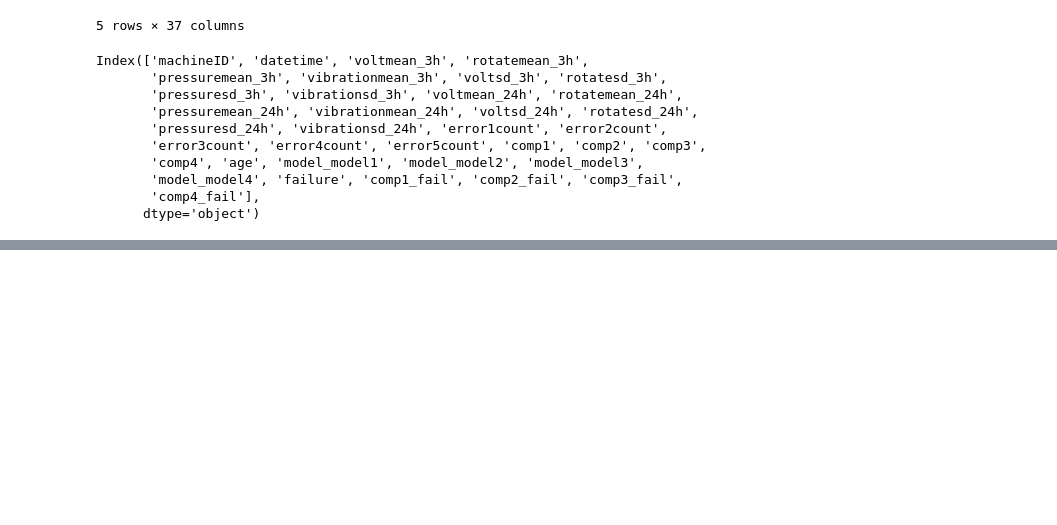
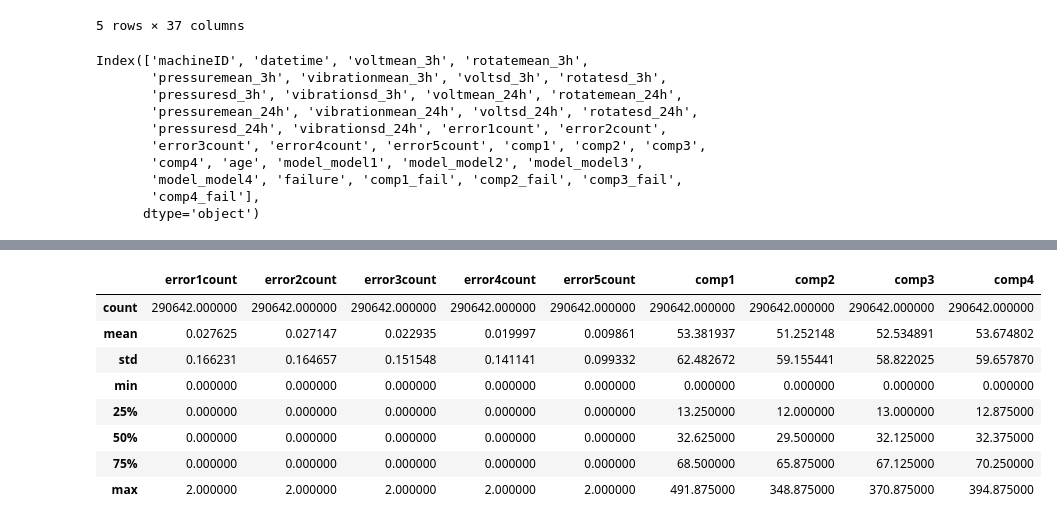
Before and after one commit to gpanagioto/-mbml-predictive-maintenance, a Jupyter notebook: milestone.ipynb, the cells around one changed output, grey strips where cells are left out. Saved outputs shown, nothing was run; the diff lists cells and outputs as text; code cells hidden in the pictures; blank space fills up the shorter version.

```diff
--- a/milestone.ipynb
+++ b/milestone.ipynb
@@ -356,0 +382,12 @@ Index(['machineID', 'datetime', 'voltmean_3h', 'rotatemean_3h',
+# %%
+labeled_features.loc[:,'error1count':'comp4'].describe()
+# %% [output]
+|  | error1count | error2count | error3count | error4count | error5count | comp1 | comp2 | comp3 | comp4 |
+| count | 290642.000000 | 290642.000000 | 290642.000000 | 290642.000000 | 290642.000000 | 290642.000000 | 290642.000000 | 290642.000000 | 290642.000000 |
+| mean | 0.027625 | 0.027147 | 0.022935 | 0.019997 | 0.009861 | 53.381937 | 51.252148 | 52.534891 | 53.674802 |
+| std | 0.166231 | 0.164657 | 0.151548 | 0.141141 | 0.099332 | 62.482672 | 59.155441 | 58.822025 | 59.657870 |
+| min | 0.000000 | 0.000000 | 0.000000 | 0.000000 | 0.000000 | 0.000000 | 0.000000 | 0.000000 | 0.000000 |
+| 25% | 0.000000 | 0.000000 | 0.000000 | 0.000000 | 0.000000 | 13.250000 | 12.000000 | 13.000000 | 12.875000 |
+| 50% | 0.000000 | 0.000000 | 0.000000 | 0.000000 | 0.000000 | 32.625000 | 29.500000 | 32.125000 | 32.375000 |
+| 75% | 0.000000 | 0.000000 | 0.000000 | 0.000000 | 0.000000 | 68.500000 | 65.875000 | 67.125000 | 70.250000 |
+| max | 2.000000 | 2.000000 | 2.000000 | 2.000000 | 2.000000 | 491.875000 | 348.875000 | 370.875000 | 394.875000 |
```
Also changed, not shown: parts of 5 cells of this notebook.
